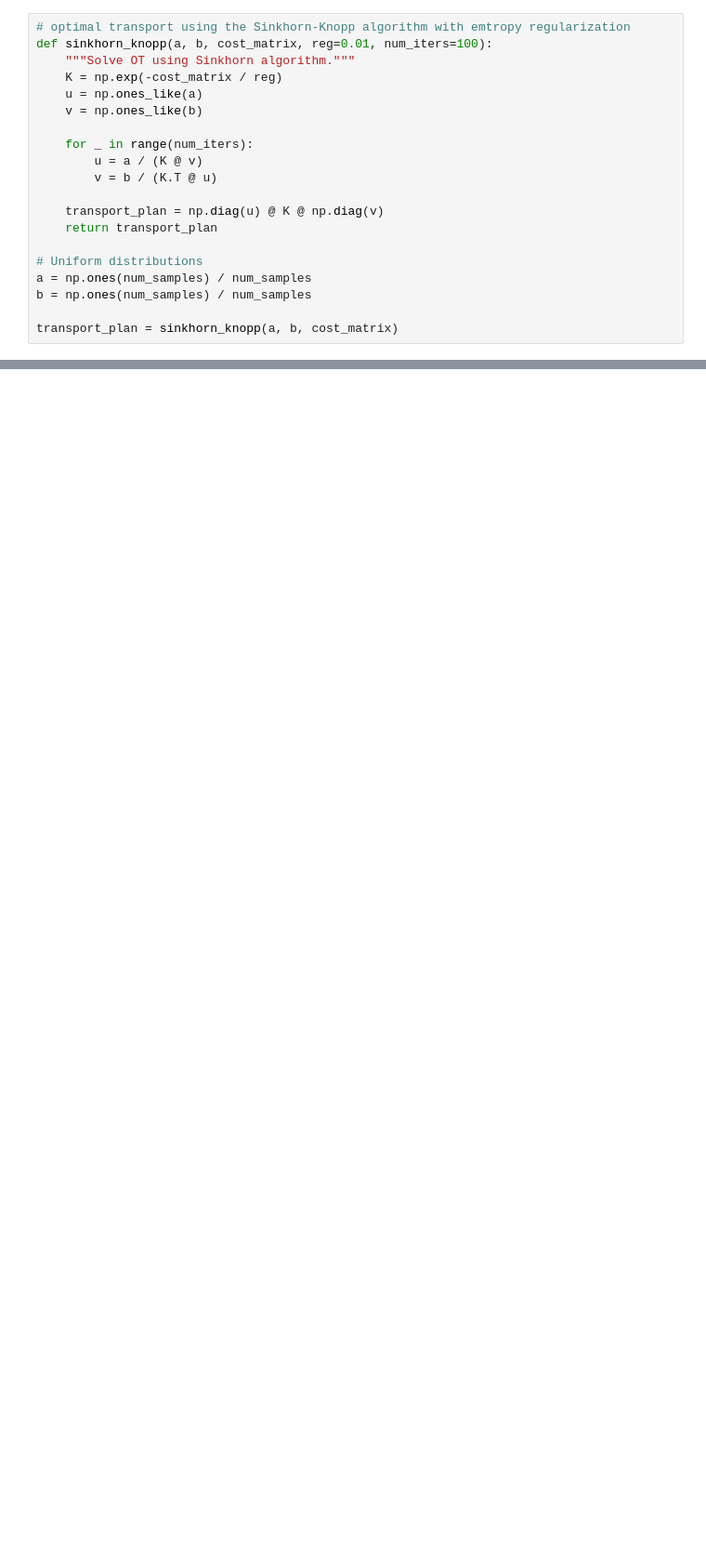
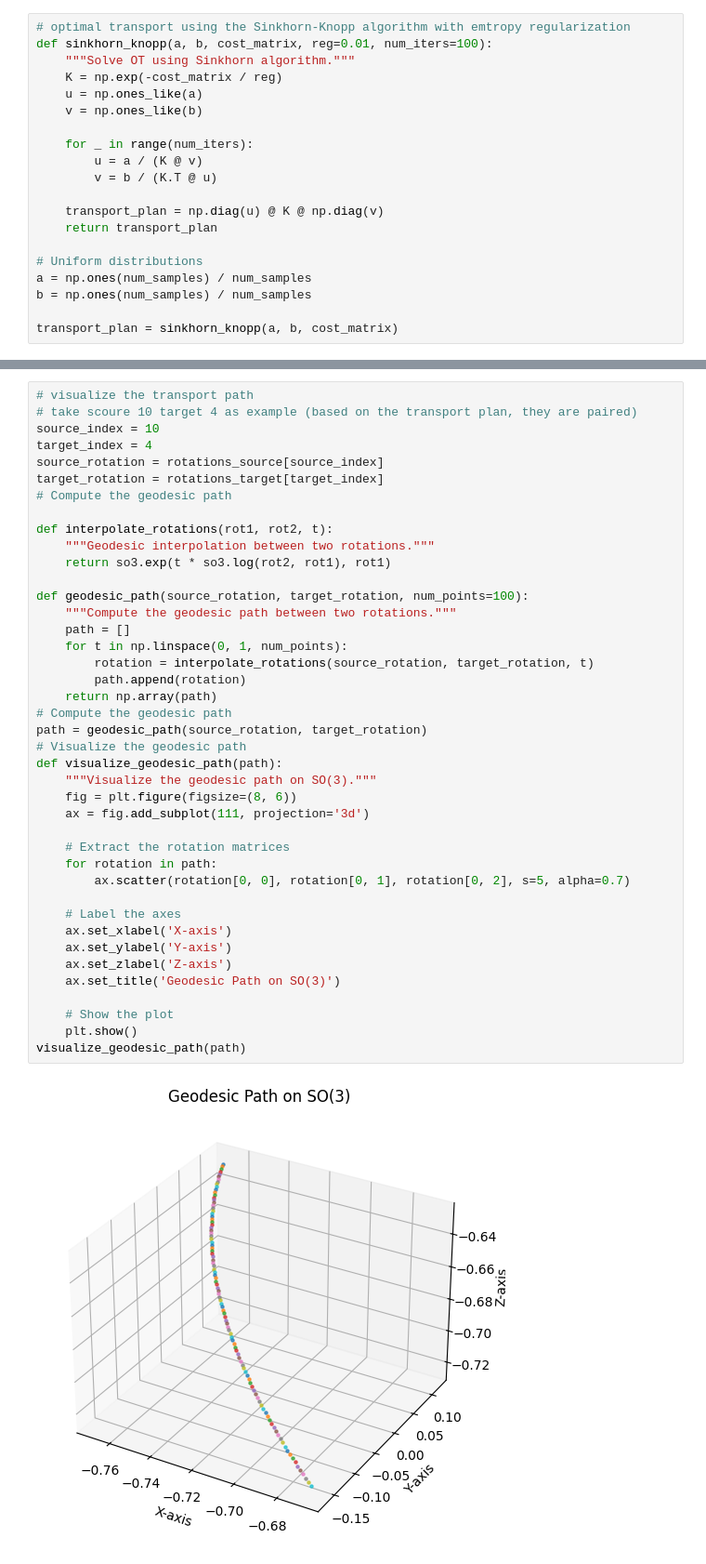
Before and after one commit to Xyunyao/RFDiffusion_breakdown, a Jupyter notebook: optimaltransportpath.ipynb, the cells around one changed output, grey strips where cells are left out. Shown: that part at 93% size. Cells and saved outputs as stored; diff of their text form; blank space fills up the shorter version.

```diff
--- a/optimaltransportpath.ipynb
+++ b/optimaltransportpath.ipynb
@@ -232,0 +159,43 @@ TypeError: list indices must be integers or slices, not tuple
+# %%
+# visualize the transport path
+# take scoure 10 target 4 as example (based on the transport plan, they are paired)
+source_index = 10
+target_index = 4
+source_rotation = rotations_source[source_index]
+target_rotation = rotations_target[target_index]
+# Compute the geodesic path
+
+def interpolate_rotations(rot1, rot2, t):
+    """Geodesic interpolation between two rotations."""
+    return so3.exp(t * so3.log(rot2, rot1), rot1)
+
+def geodesic_path(source_rotation, target_rotation, num_points=100):
+    """Compute the geodesic path between two rotations."""
+    path = []
+    for t in np.linspace(0, 1, num_points):
+        rotation = interpolate_rotations(source_rotation, target_rotation, t)
+        path.append(rotation)
+    return np.array(path)
+# Compute the geodesic path
+path = geodesic_path(source_rotation, target_rotation)
+# Visualize the geodesic path
+def visualize_geodesic_path(path):
+    """Visualize the geodesic path on SO(3)."""
+    fig = plt.figure(figsize=(8, 6))
+    ax = fig.add_subplot(111, projection='3d')
+
+    # Extract the rotation matrices
+    for rotation in path:
+        ax.scatter(rotation[0, 0], rotation[0, 1], rotation[0, 2], s=5, alpha=0.7)
+
+    # Label the axes
+    ax.set_xlabel('X-axis')
+    ax.set_ylabel('Y-axis')
+    ax.set_zlabel('Z-axis')
+    ax.set_title('Geodesic Path on SO(3)')
+
+    # Show the plot
+    plt.show()
+visualize_geodesic_path(path)
+# %% [output]
+[figure, added]
```
Also changed, not shown: parts of 14 cells of this notebook.
